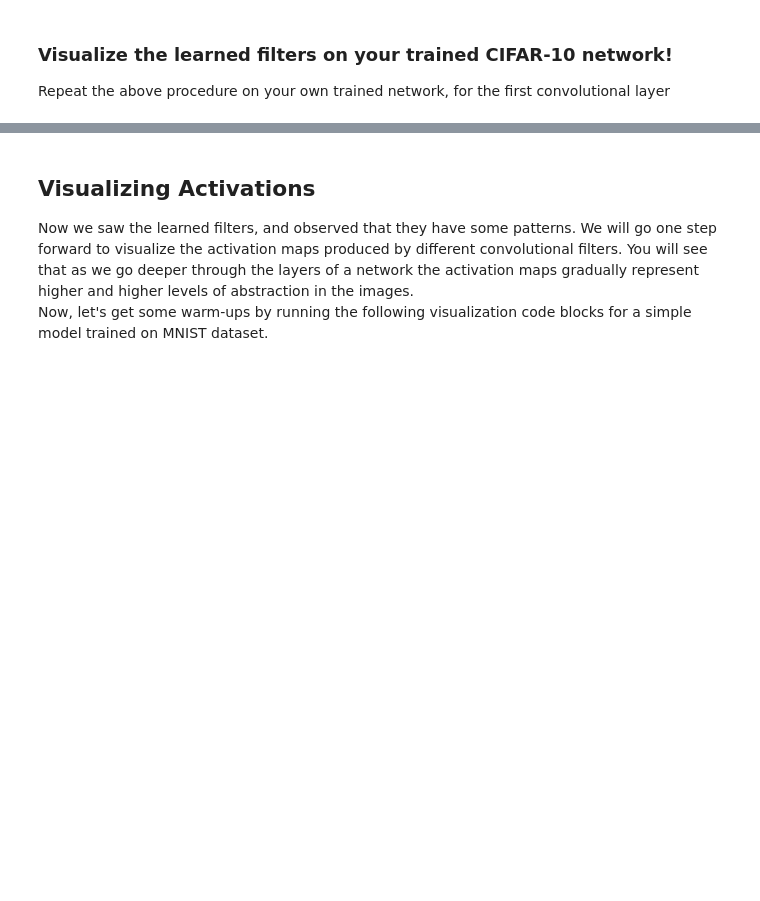
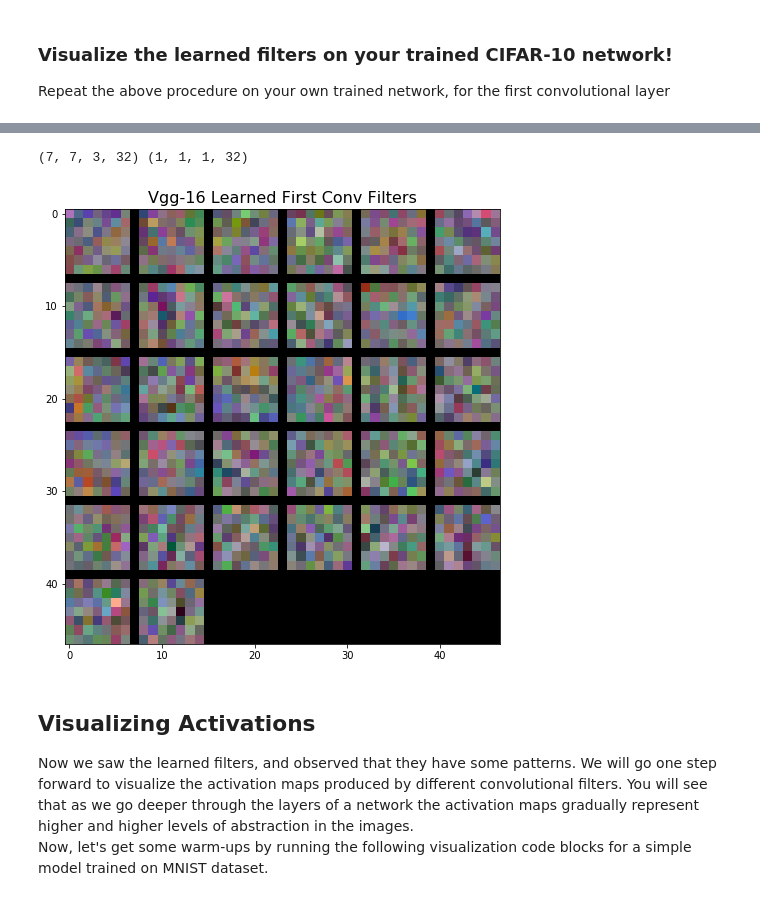
Before and after one commit to PanaceaQian/CSCI599-Assignment1, a Jupyter notebook: Problem_4.ipynb, the cells around one changed output, grey strips where cells are left out. Cells and saved outputs as stored; diff of their text form; code cells hidden in the pictures; blank space fills up the shorter version.

```diff
--- a/Problem_4.ipynb
+++ b/Problem_4.ipynb
@@ -274,38 +420,46 @@ with sess.as_default():
     # For tf models, you should use .eval() function on variables and           #
     # sess.run() function to extract the features to ndarray                    #
     #############################################################################
-
+    w_conv1, b_conv1 = conv1.eval(), b1.eval()
 
     #############################################################################
     # TODO: Scale the kernel weights to [0,1]                                   #
     #############################################################################
     w_01 = None
+    w_conv1_max = np.max(w_conv1)
+    w_conv1_min = np.min(w_conv1)
+
+    w_01 = (w_conv1 - w_conv1_min) / (w_conv1_max - w_conv1_min)
 
     #############################################################################
     # TODO: Transpose the scaled kernel weights so that the                     #
     # number of filters comes first in the dimension (n, H, W, C)               #
     #############################################################################
     wT = None
+    wT = np.transpose(w_01, (3, 0, 1, 2))
 
     # Define a figure
     fig = plt.figure(figsize=(8,8))
     ax1 = plt.subplot(111)
 
     rgb_w = []  # list of filters
     n, H, W, C = wT.shape
 
     #############################################################################
     # TODO: Store each of the n transposed kernel weights                       #
     # to the rgb_w list so the list is of dimension (n, (H, W, C))              #
     #############################################################################
-    rgb_w = []
+    rgb_w = [wT[i] for i in range(n)]
 
     # Transform the python list to numpy array
     rgb_w = np.asarray(rgb_w)
     grid = viz_grid(rgb_w)
 
     ax1.imshow(grid[...,::-1])
     ax1.set_title('{} Learned First Conv Filters'.format(net), fontsize=16)
+# %% [output]
+(7, 7, 3, 32) (1, 1, 1, 32)
+[figure, added]
 # %% [markdown]
 ## Visualizing Activations
 Now we saw the learned filters, and observed that they have some patterns. We will go one step forward to visualize the activation maps produced by different convolutional filters. You will see that as we go deeper through the layers of a network the activation maps gradually represent higher and higher levels of abstraction in the images.
```
Also changed, not shown: parts of 11 cells of this notebook.
